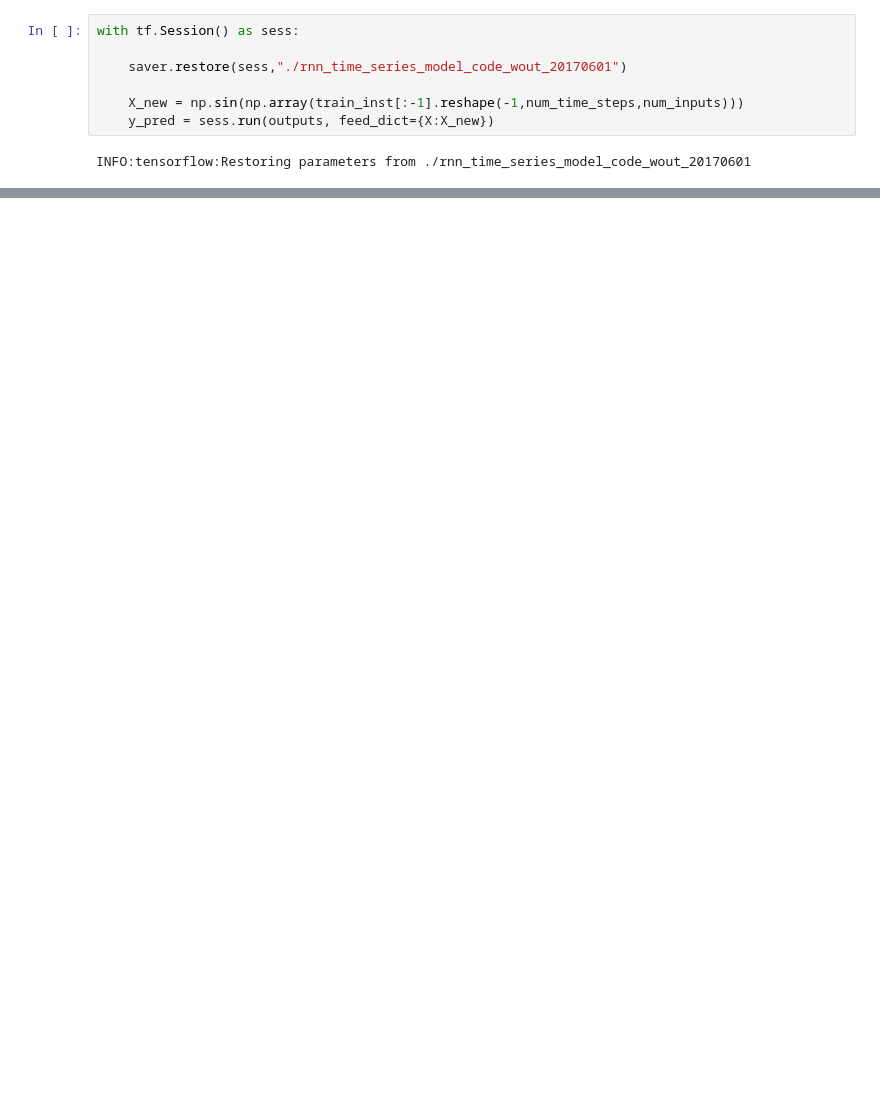
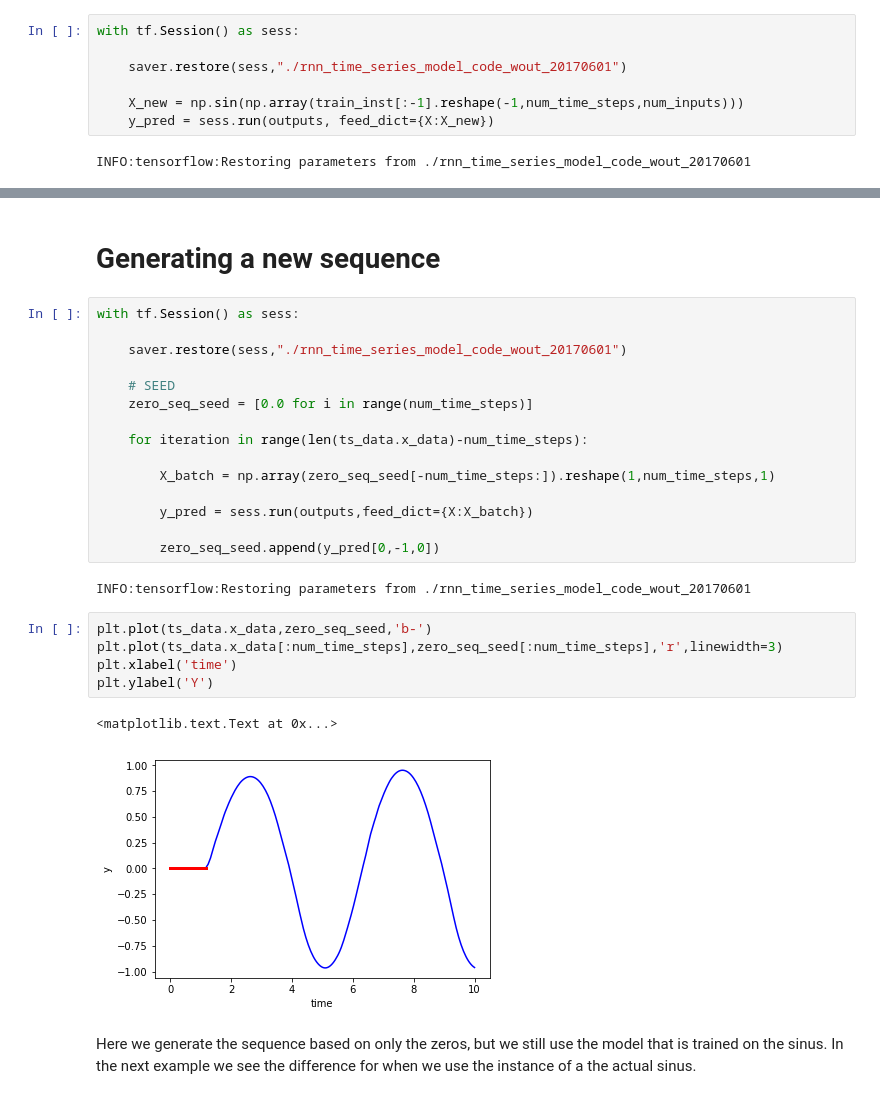
Before and after one commit to WoutAarts/udemy_tensor_flow, a Jupyter notebook: envs/tfdeeplearning/Tensorflow-Bootcamp-master/FIRST RNN MANUAL .ipynb, the cells around one changed output, grey strips where cells are left out. Drawn from its saved outputs; the diff is of its cells as text; blank space fills up the shorter version.

```diff
--- a/envs/tfdeeplearning/Tensorflow-Bootcamp-master/FIRST RNN MANUAL .ipynb
+++ b/envs/tfdeeplearning/Tensorflow-Bootcamp-master/FIRST RNN MANUAL .ipynb
@@ -260,0 +261,29 @@ plt.tight_layout()
+# %% [markdown]
+# Generating a new sequence
+# %%
+with tf.Session() as sess:
+
+    saver.restore(sess,"./rnn_time_series_model_code_wout_20170601")
+
+    # SEED
+    zero_seq_seed = [0.0 for i in range(num_time_steps)]
+
+    for iteration in range(len(ts_data.x_data)-num_time_steps):
+
+        X_batch = np.array(zero_seq_seed[-num_time_steps:]).reshape(1,num_time_steps,1)
+
+        y_pred = sess.run(outputs,feed_dict={X:X_batch})
+
+        zero_seq_seed.append(y_pred[0,-1,0])
+# %% [output]
+INFO:tensorflow:Restoring parameters from ./rnn_time_series_model_code_wout_20170601
+# %%
+plt.plot(ts_data.x_data,zero_seq_seed,'b-')
+plt.plot(ts_data.x_data[:num_time_steps],zero_seq_seed[:num_time_steps],'r',linewidth=3)
+plt.xlabel('time')
+plt.ylabel('Y')
+# %% [output]
+<matplotlib.text.Text at 0x...>
+[figure, added]
+# %% [markdown]
+Here we generate the sequence based on only the zeros, but we still use the model that is trained on the sinus. In the next example we see the difference for when we use the instance of a the actual sinus.
```
Also changed, not shown: parts of 8 cells of this notebook.
